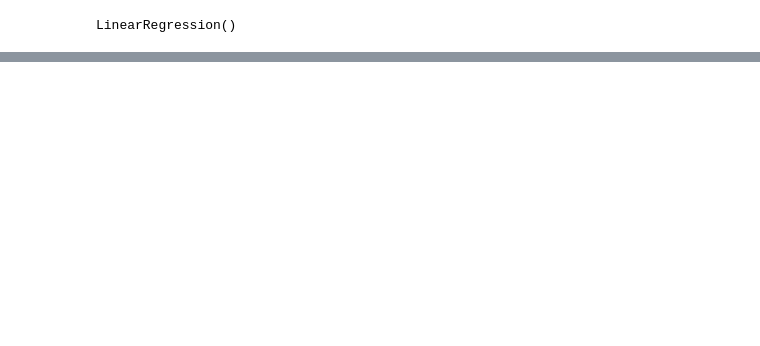
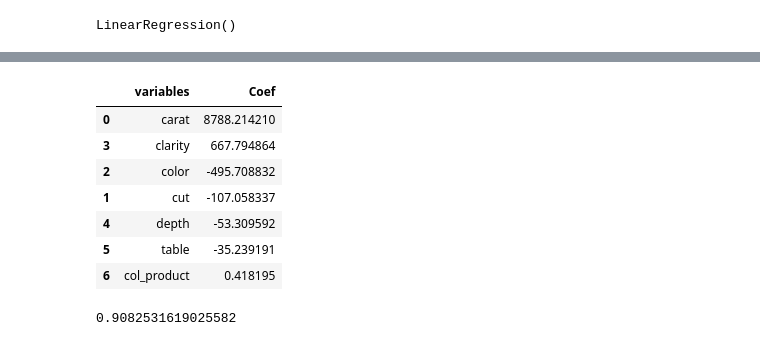
Before and after one commit to nikhil4859/Machine-learning, a Jupyter notebook: Diamond_Price_Prediction.ipynb, the cells around one changed output, grey strips where cells are left out. Cells and saved outputs as stored; diff of their text form; code cells hidden in the pictures; blank space fills up the shorter version.

```diff
--- a/Diamond_Price_Prediction.ipynb
+++ b/Diamond_Price_Prediction.ipynb
@@ -491,0 +487,4 @@ Notes:
+# %%
+model2 = LinearRegression()
+# %%
+model2.fit(Xm1_train, y_train)
@@ -491,0 +503,11 @@ Notes:
+# %%
+all_variables_m2 = pd.DataFrame({'variables':model2.feature_names_in_, 'Coef':model2.coef_})
+# %%
+all_variables_m2 = all_variables_m2.sort_values("Coef", key=abs, ascending=False)
+
+# create a horizontal bar chart
+fig, ax = plt.subplots(figsize=(8, 10))
+ax.barh(all_variables_m2["variables"], all_variables_m2["Coef"], align='center')
+ax.set_xlabel('Coefficient')
+ax.set_title('Feature Coefficients')
+plt.show()
@@ -491,0 +516,15 @@ Notes:
+# %%
+all_variables_m2
+# %% [output]
+|  | variables | Coef |
+| 0 | carat | 8788.214210 |
+| 3 | clarity | 667.794864 |
+| 2 | color | -495.708832 |
+| 1 | cut | -107.058337 |
+| 4 | depth | -53.309592 |
+| 5 | table | -35.239191 |
+| 6 | col_product | 0.418195 |
+# %%
+model2.score(Xm1_train, y_train)
+# %% [output]
+0.9082531619025582
```
Also changed, not shown: parts of 56 cells of this notebook.
